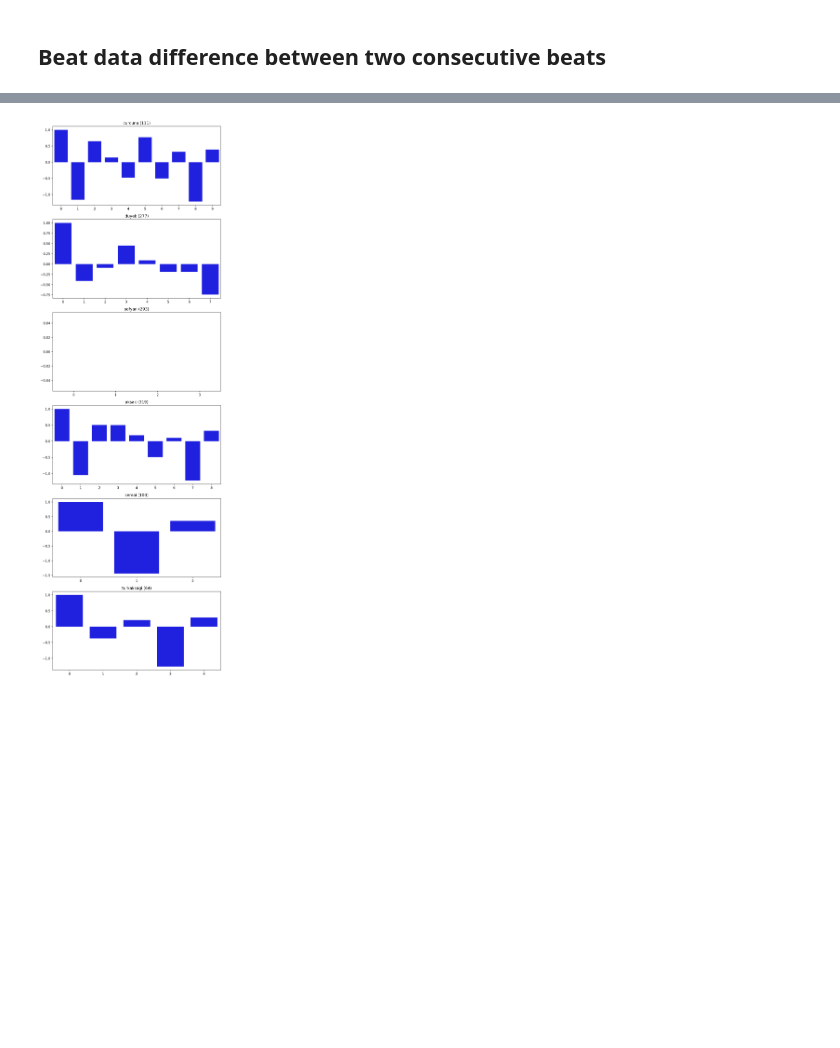
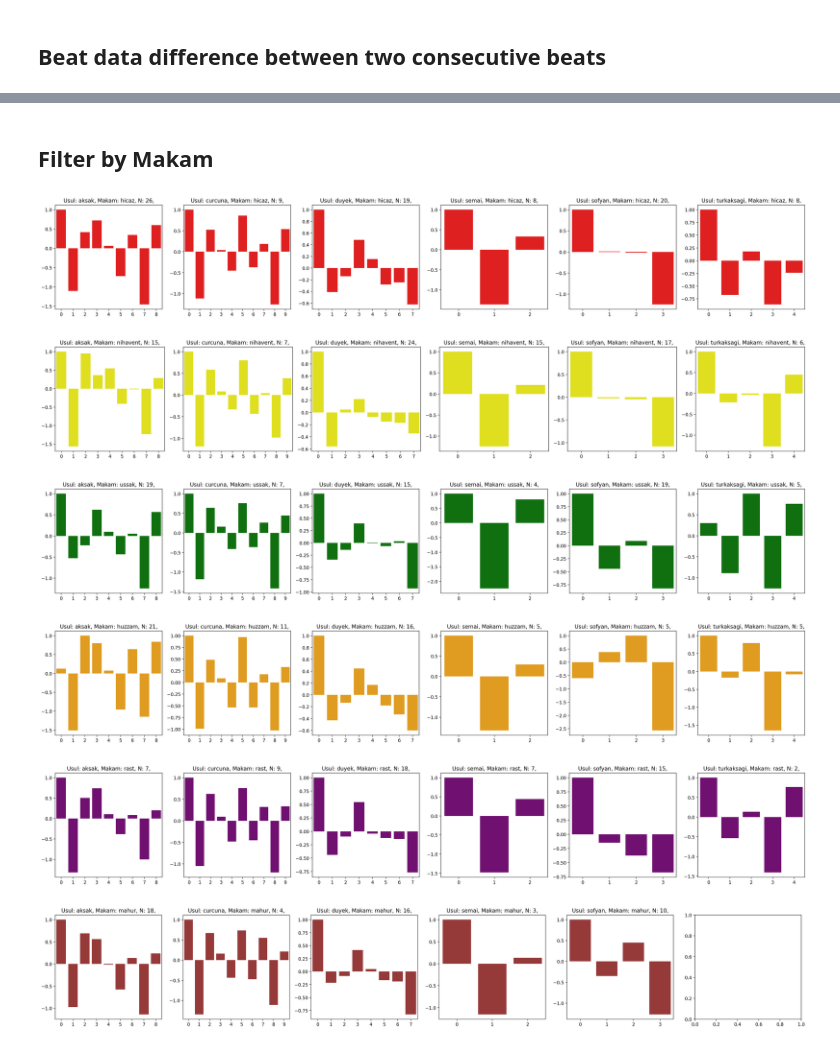
Before and after one commit to alexvilanovab/makam-amplab, a Jupyter notebook: alex.ipynb, the cells around one changed output, grey strips where cells are left out. Drawn from its saved outputs; the diff is of its cells as text; code cells hidden in the pictures; blank space fills up the shorter version.

Commit message:
add filter by makam

```diff
--- a/alex.ipynb
+++ b/alex.ipynb
@@ -418,41 +458,24 @@ for usul, beat_data_diff in beat_data_diff_overview.items():
-# %%
-for usul, beat_data_diff in beat_data_diff_overview.items():
-    measure_length = beat_data_diff['measure_length']
-    full_beat_data_diff = []
-    full_beat_data_diff_seg = []
-    full_beat_data_diff_seg_sum = []
-    full_beat_data_diff_seg_sum_norm = []
-
-    for full_beat_data in beat_data_diff['full_beat_data']:
-
-        difference_list = [0] + list((np.diff(full_beat_data)))
-        full_beat_data_diff.append(difference_list)
-
-        dseg_list = splice_list(difference_list, measure_length)
-        full_beat_data_diff_seg.append(dseg_list)
-
-        dseg_sum = sum_lists(dseg_list)
-        full_beat_data_diff_seg_sum.append(dseg_sum)
-
-        seg_sum_norm = list(np.array(dseg_sum) / max(dseg_sum))
-        full_beat_data_diff_seg_sum_norm.append(seg_sum_norm)
-
-    sum_norms = sum_lists(full_beat_data_diff_seg_sum_norm)
-    beat_data_diff_overview[usul]['diff_norm'] = list(np.array(sum_norms) / max(sum_norms))
-
-fig, axs = plt.subplots(6, 1, figsize=(8, 24))  # 6 rows, 1 column for 6 subplots
-
-for i, (usul, beat_data_diff) in enumerate(beat_data_diff_overview.items()):
-    beat_count = len(beat_data_diff['full_beat_data'])
-    mean_diff = beat_data_diff['diff_norm']
-    n = len(mean_diff)
-
-    # Plot using Seaborn barplot.
-    # plot a color palette based on the y-axis value
-    sns.barplot(x=np.arange(n), y=mean_diff, ax=axs[i], color='blue')
-    axs[i].set_title(f'{usul} ({beat_count})')
-
-plt.tight_layout()
-plt.show()
-# %% [output]
-[figure, removed]
+# %% [markdown]
+## Filter by Makam
+# %%
+filtered_df = df[df['usul_file'].isin(VALID_USULS_FILENAME)]
+colors = ['red', 'yellow', 'green', 'orange', 'purple', 'brown']
+
+# Define the list
+my_list = list(filtered_df['makam_file'])
+
+# Count the occurrences
+occurrences = Counter(my_list)
+
+sorted_occurrences = sorted(occurrences.items(), key=lambda x: x[1], reverse=True)
+
+for i, (makam, count) in enumerate(sorted_occurrences[:6]):
+    df_makam = df[df['makam_file'] == makam]
+    plot_beat_diff(df_makam, colors[i], makam)
+# %% [output]
+[figure, added]
+[figure, added]
+[figure, added]
+[figure, added]
+[figure, added]
+[figure, added]
```
Also changed, not shown: parts of 5 cells of this notebook.
